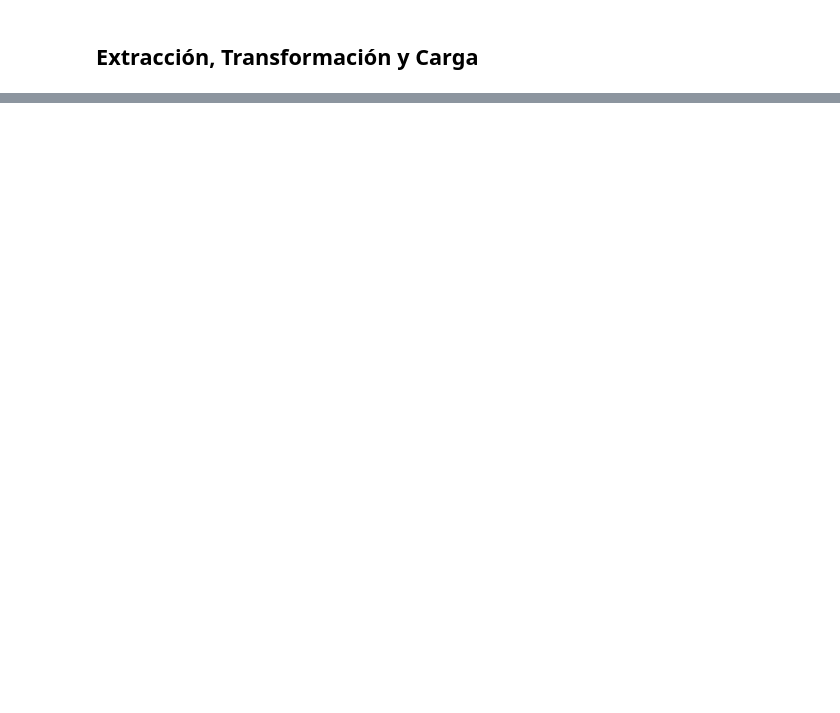
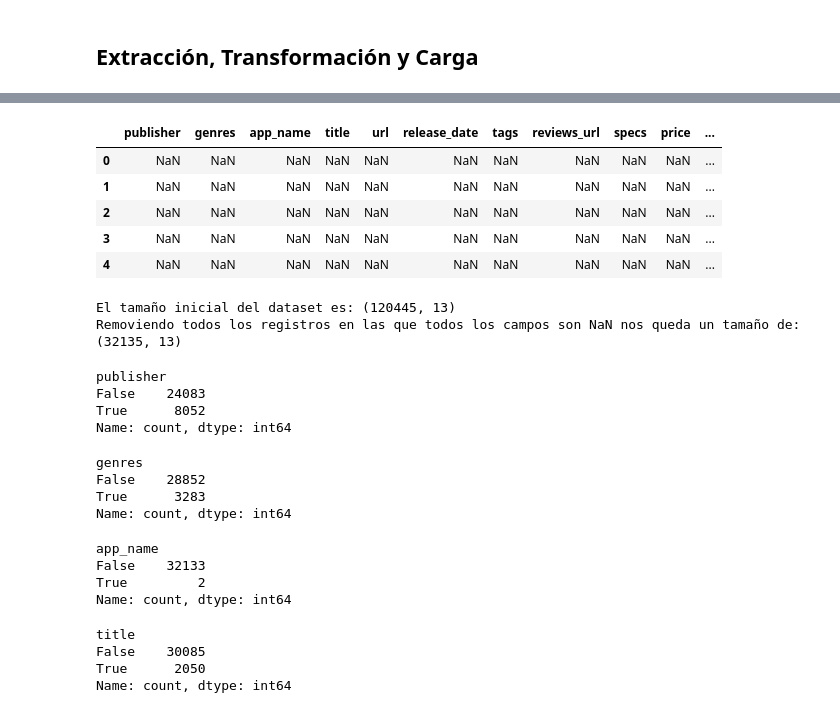
Before and after one commit to jmartindiaz/Sist_Recomendacion_Juegos_PT07, a Jupyter notebook: ETL.ipynb, the cells around one changed output, grey strips where cells are left out. Cells and saved outputs as stored; diff of their text form; code cells hidden in the pictures; blank space fills up the shorter version.

Commit message:
ETL games

```diff
--- a/ETL.ipynb
+++ b/ETL.ipynb
@@ -17,0 +20,22 @@ KeyboardInterrupt:
+# %%
+# Rutas de los datos:
+ruta_games='Datasets/steam_games.json.gz'
+ruta_reviews='Datasets/user_reviews.json.gz'
+ruta_items='Datasets/users_items.json.gz'
+
+## Games:
+games = []
+with gzip.open(ruta_games, 'rt', encoding='utf-8') as archivo:
+    lineas = archivo.readlines()
+    for linea in lineas:
+        games.append(linea)
+
+# Quitamos el '\n' al final de cada linea:
+for i in range(0,len(games)):
+    games[i]= games[i].replace("\n","")
+# Transformo cada una de las cadenas a diccionario de Python:
+for i in range(0,len(games)):
+    games[i]= json.loads(games[i])
+
+# Transformamos a DataFrame:
+df_games = pd.DataFrame(games)
@@ -62,0 +87,45 @@ df_games.tail(5)
+# %%
+df_games.head()
+# %% [output]
+|  | publisher | genres | app_name | title | url | release_date | tags | reviews_url | specs | price | ... |
+| 0 | NaN | NaN | NaN | NaN | NaN | NaN | NaN | NaN | NaN | NaN | ... |
+| 1 | NaN | NaN | NaN | NaN | NaN | NaN | NaN | NaN | NaN | NaN | ... |
+| 2 | NaN | NaN | NaN | NaN | NaN | NaN | NaN | NaN | NaN | NaN | ... |
+| 3 | NaN | NaN | NaN | NaN | NaN | NaN | NaN | NaN | NaN | NaN | ... |
+| 4 | NaN | NaN | NaN | NaN | NaN | NaN | NaN | NaN | NaN | NaN | ... |
+# %%
+# Removemos todos los registros en las que todos los campos son NaN
+print(f'El tamaño inicial del dataset es: {df_games.shape}')
+df_games.dropna(how='all',inplace=True, ignore_index=True)
+print(f'Removiendo todos los registros en las que todos los campos son NaN nos queda un tamaño de: {df_games.shape}')
+# %% [output]
+El tamaño inicial del dataset es: (120445, 13)
+Removiendo todos los registros en las que todos los campos son NaN nos queda un tamaño de: (32135, 13)
+# %%
+df_games['publisher'].isna().value_counts()
+# %% [output]
+publisher
+False    24083
+True      8052
+Name: count, dtype: int64
+# %%
+df_games['genres'].isna().value_counts()
+# %% [output]
+genres
+False    28852
+True      3283
+Name: count, dtype: int64
+# %%
+df_games['app_name'].isna().value_counts()
+# %% [output]
+app_name
+False    32133
+True         2
+Name: count, dtype: int64
+# %%
+df_games['title'].isna().value_counts()
+# %% [output]
+title
+False    30085
+True      2050
+Name: count, dtype: int64
```
Also changed, not shown: parts of 21 cells of this notebook, 1 other file.
